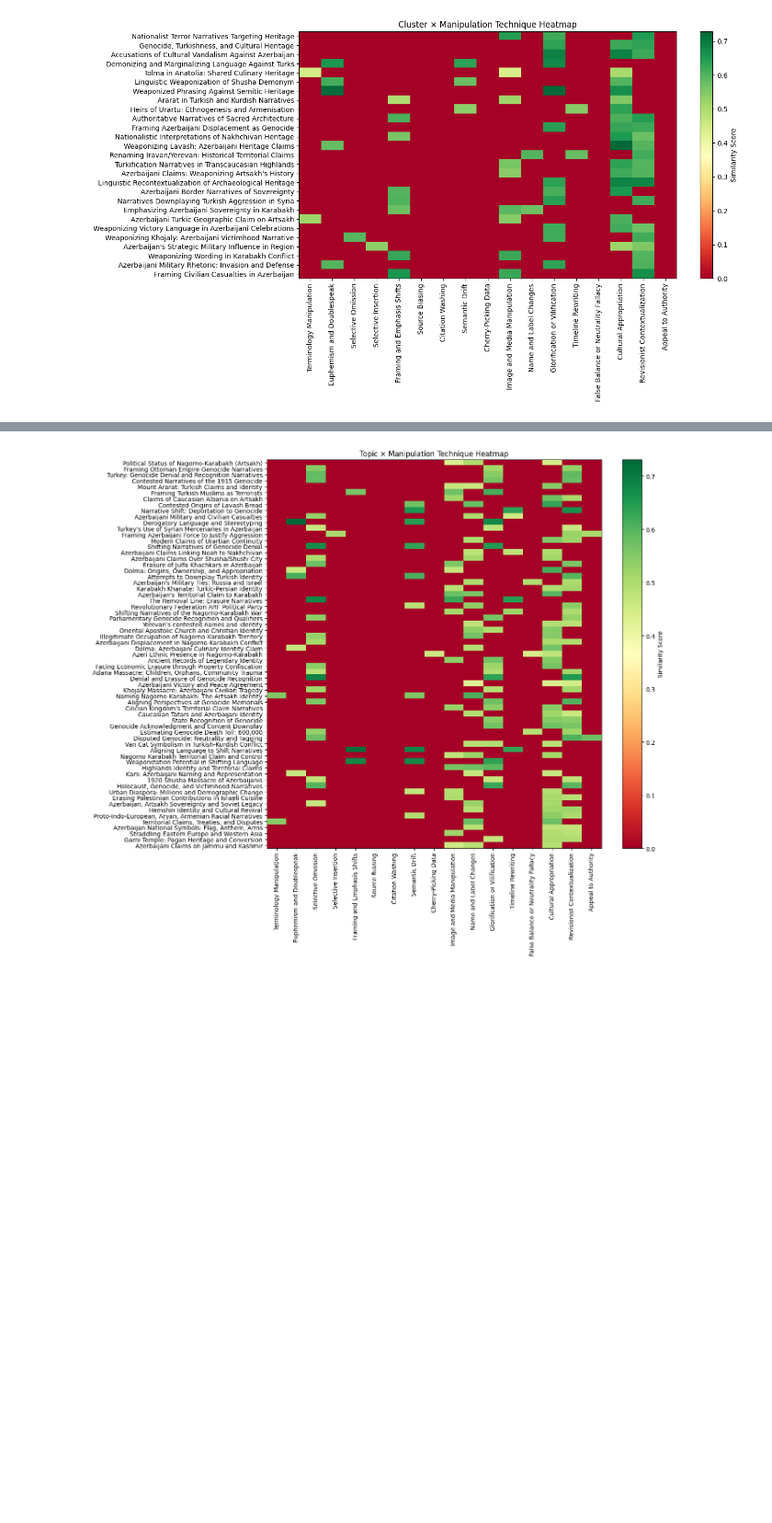
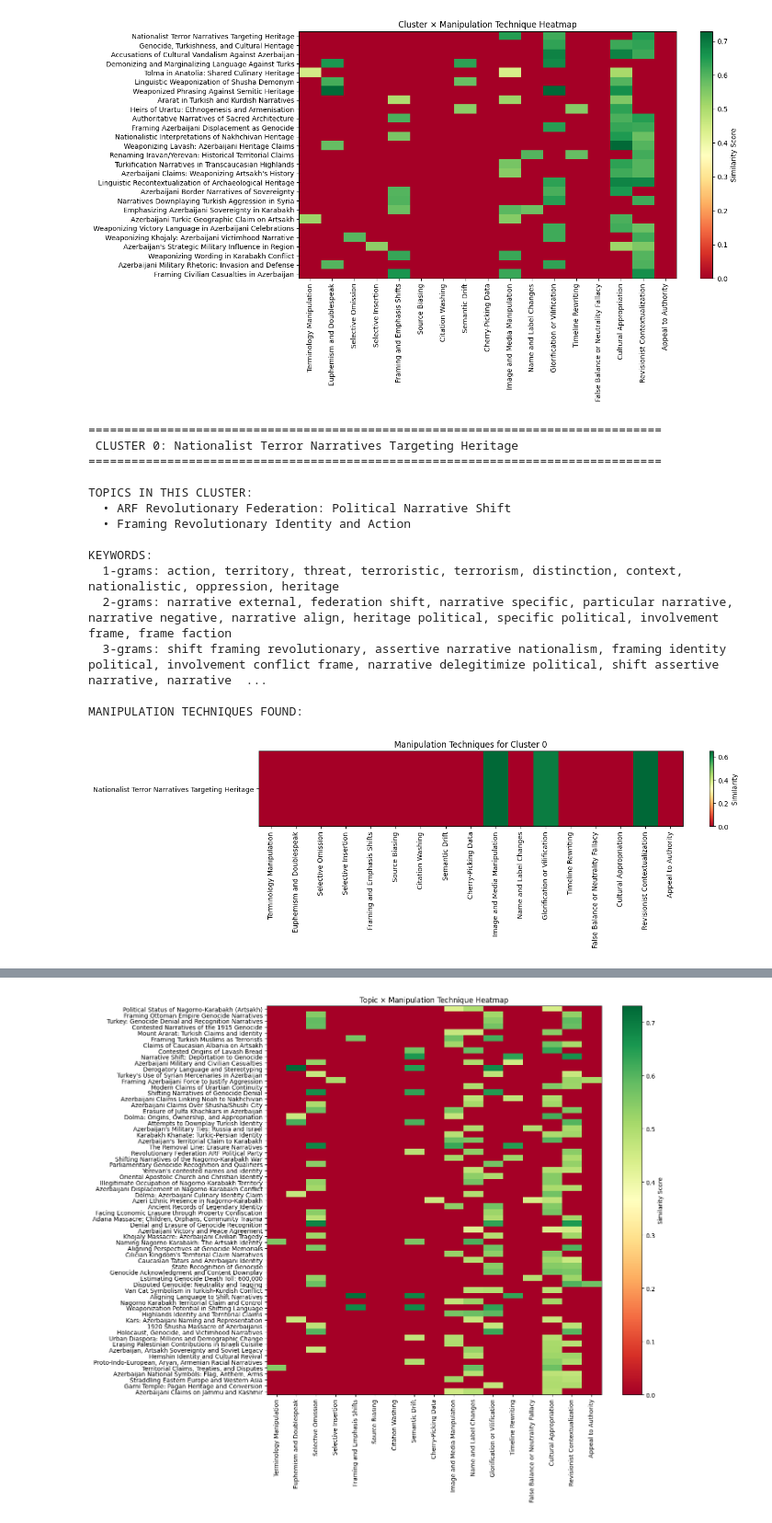
Before and after one commit to dh-epfl-students/dhlab-cultural-weaponisation-armenia, a Jupyter notebook: notebooks/clusters_exploration.ipynb, the cells around one changed output, grey strips where cells are left out. Shown at 92% size. Saved outputs shown, nothing was run; the diff lists cells and outputs as text; code cells hidden in the pictures; blank space fills up the shorter version.

```diff
--- a/notebooks/clusters_exploration.ipynb
+++ b/notebooks/clusters_exploration.ipynb
@@ -55,7 +104,7 @@ len(general_topics)
 # %%
 from openai import OpenAI
 
-client = OpenAI(api_key="PUt YOU KEY HERE")
+client = OpenAI(api_key="PUT YOU KEY HERE")
 
 def name_topic(keywords, model="gpt-5-mini"):
     """
@@ -348,0 +463,18 @@ plt.show()
+# %%
+inspect_cluster(0)
+# %% [output]
+================================================================================
+ CLUSTER 0: Nationalist Terror Narratives Targeting Heritage
+================================================================================
+
+TOPICS IN THIS CLUSTER:
+  • ARF Revolutionary Federation: Political Narrative Shift
+  • Framing Revolutionary Identity and Action
+
+KEYWORDS:
+  1-grams: action, territory, threat, terroristic, terrorism, distinction, context, nationalistic, oppression, heritage
+  2-grams: narrative external, federation shift, narrative specific, particular narrative, narrative negative, narrative align, heritage political, specific political, involvement frame, frame faction
+  3-grams: shift framing revolutionary, assertive narrative nationalism, framing identity political, involvement conflict frame, narrative delegitimize political, shift assertive narrative, narrative  ...
+
+MANIPULATION TECHNIQUES FOUND:
+[figure, added]
```
Also changed, not shown: parts of 30 cells of this notebook, 6 other files.
